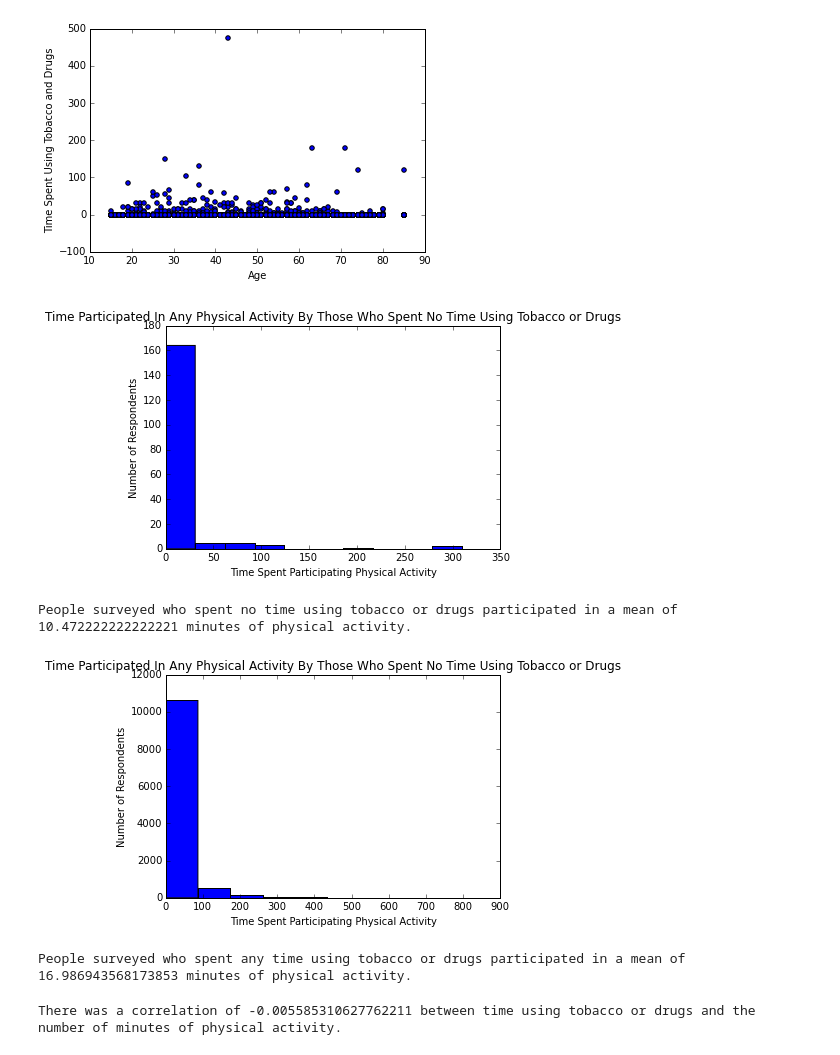
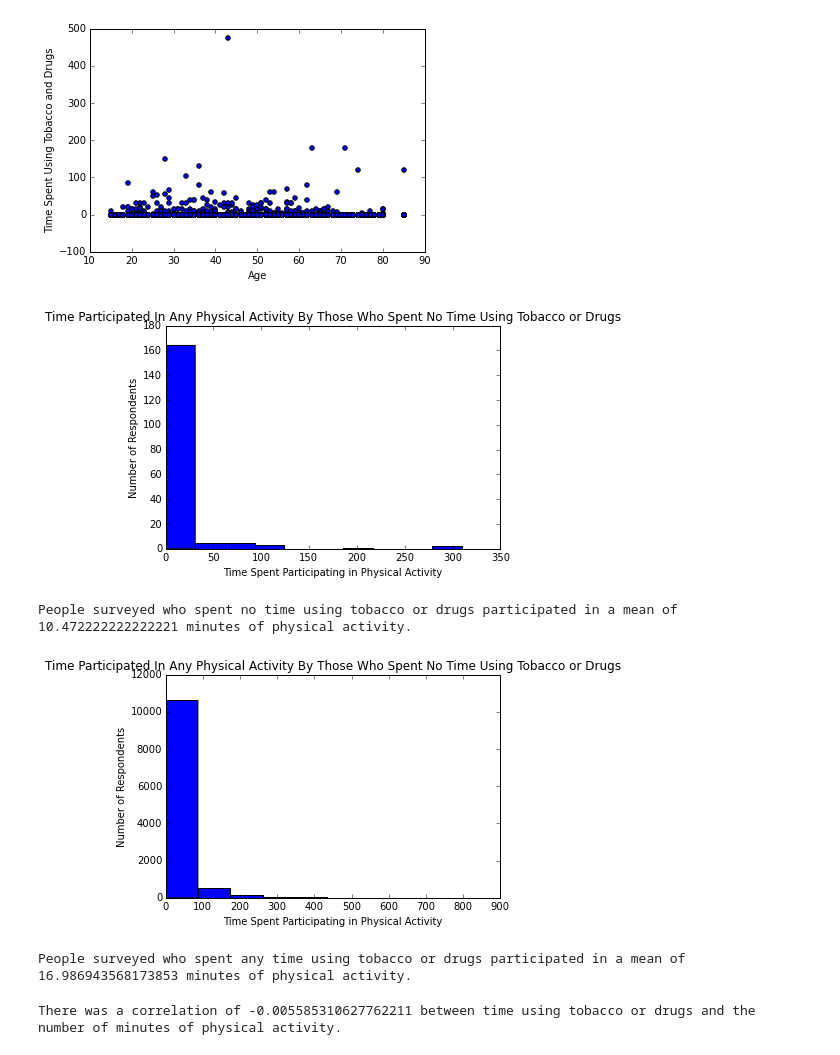
Before and after one commit to TylerKotkin/atus-analysis, a Jupyter notebook: atus_analysis.ipynb, the cells around one changed output. Cells and saved outputs as stored; diff of their text form; code cells hidden in the pictures.

```diff
--- a/atus_analysis.ipynb
+++ b/atus_analysis.ipynb
@@ -237,22 +237,22 @@ plt.show()
 [figure]
 # %%
 no_tandd['all_activities'].plot(kind='hist', bins=10, title='Time Participated In Any Physical Activity By Those Who Spent No Time Using Tobacco or Drugs')
-plt.xlabel('Time Spent Participating Physical Activity')
+plt.xlabel('Time Spent Participating in Physical Activity')
 plt.ylabel('Number of Respondents')
 plt.show()
 
 print('People surveyed who spent no time using tobacco or drugs participated in a mean of {} minutes of physical activity.'.format(no_tandd['all_activities'].mean()))
 
 any_tandd['all_activities'].plot(kind='hist', bins=10, title='Time Participated In Any Physical Activity By Those Who Spent No Time Using Tobacco or Drugs')
-plt.xlabel('Time Spent Participating Physical Activity')
+plt.xlabel('Time Spent Participating in Physical Activity')
 plt.ylabel('Number of Respondents')
 plt.show()
 
 print('People surveyed who spent any time using tobacco or drugs participated in a mean of {} minutes of physical activity.'.format(any_tandd['all_activities'].mean()))
 # %% [output]
-[figure, old version]
+[figure, new version]
 People surveyed who spent no time using tobacco or drugs participated in a mean of 10.472222222222221 minutes of physical activity.
-[figure, old version]
+[figure, new version]
 People surveyed who spent any time using tobacco or drugs participated in a mean of 16.986943568173853 minutes of physical activity.
 # %%
 print('There was a correlation of {} between time using tobacco or drugs and the number of minutes of physical activity.'.format(participating['all_activities'].corr(participating['Tobacco and drug use'])))
```
Also changed, not shown: parts of 4 cells of this notebook.
